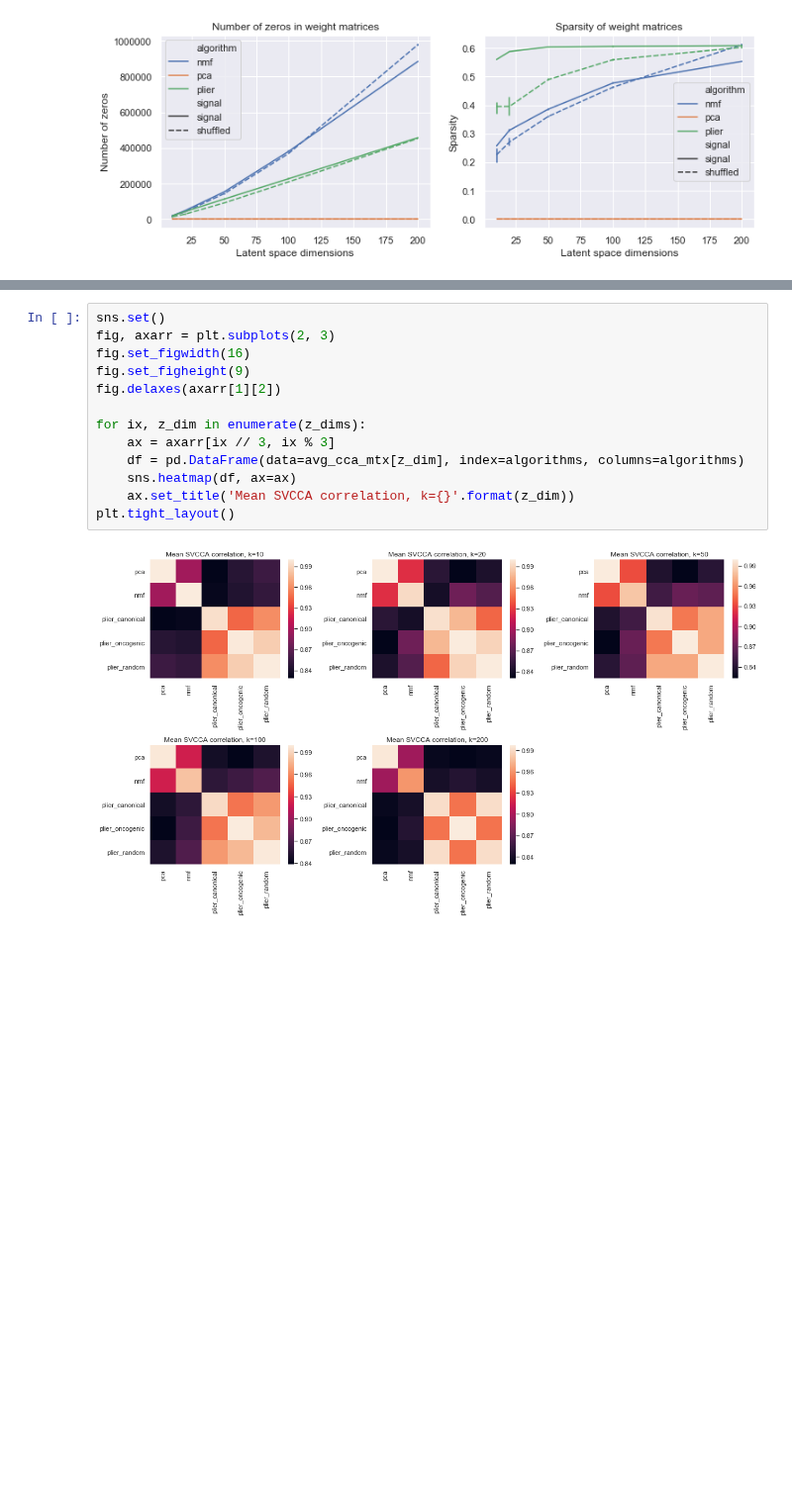
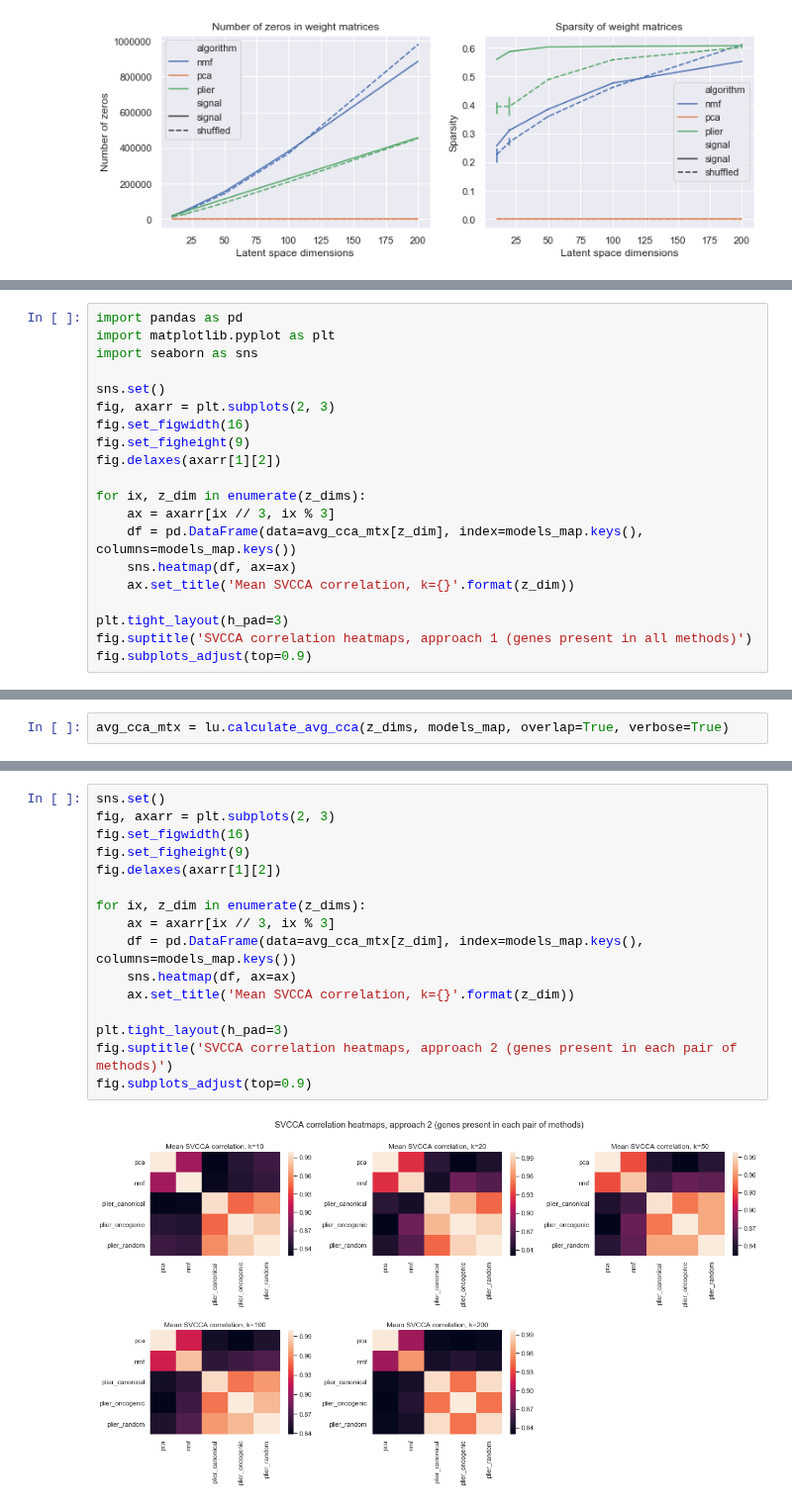
Before and after one commit to jjc2718/netreg, a Jupyter notebook: 5.analyze_plier_compression.ipynb, the cells around one changed output, grey strips where cells are left out. Shown at 99% size. Cells and saved outputs as stored; diff of their text form; blank space fills up the shorter version.

Commit message:
clean up and document SVCCA code

```diff
--- a/5.analyze_plier_compression.ipynb
+++ b/5.analyze_plier_compression.ipynb
@@ -186,0 +123,20 @@ nmf nmf
+# %%
+import pandas as pd
+import matplotlib.pyplot as plt
+import seaborn as sns
+
+sns.set()
+fig, axarr = plt.subplots(2, 3)
+fig.set_figwidth(16)
+fig.set_figheight(9)
+fig.delaxes(axarr[1][2])
+
+for ix, z_dim in enumerate(z_dims):
+    ax = axarr[ix // 3, ix % 3]
+    df = pd.DataFrame(data=avg_cca_mtx[z_dim], index=models_map.keys(), columns=models_map.keys())
+    sns.heatmap(df, ax=ax)
+    ax.set_title('Mean SVCCA correlation, k={}'.format(z_dim))
+
+plt.tight_layout(h_pad=3)
+fig.suptitle('SVCCA correlation heatmaps, approach 1 (genes present in all methods)')
+fig.subplots_adjust(top=0.9)
@@ -186,0 +145,2 @@ nmf nmf
+# %%
+avg_cca_mtx = lu.calculate_avg_cca(z_dims, models_map, overlap=True, verbose=True)
@@ -187,15 +165,18 @@ nmf nmf
 # %%
 sns.set()
 fig, axarr = plt.subplots(2, 3)
 fig.set_figwidth(16)
 fig.set_figheight(9)
 fig.delaxes(axarr[1][2])
 
 for ix, z_dim in enumerate(z_dims):
     ax = axarr[ix // 3, ix % 3]
-    df = pd.DataFrame(data=avg_cca_mtx[z_dim], index=algorithms, columns=algorithms)
+    df = pd.DataFrame(data=avg_cca_mtx[z_dim], index=models_map.keys(), columns=models_map.keys())
     sns.heatmap(df, ax=ax)
     ax.set_title('Mean SVCCA correlation, k={}'.format(z_dim))
-plt.tight_layout()
+
+plt.tight_layout(h_pad=3)
+fig.suptitle('SVCCA correlation heatmaps, approach 2 (genes present in each pair of methods)')
+fig.subplots_adjust(top=0.9)
 # %% [output]
-[figure, old version]
+[figure, new version]
```
Also changed, not shown: parts of 7 cells of this notebook, 2 other files.
